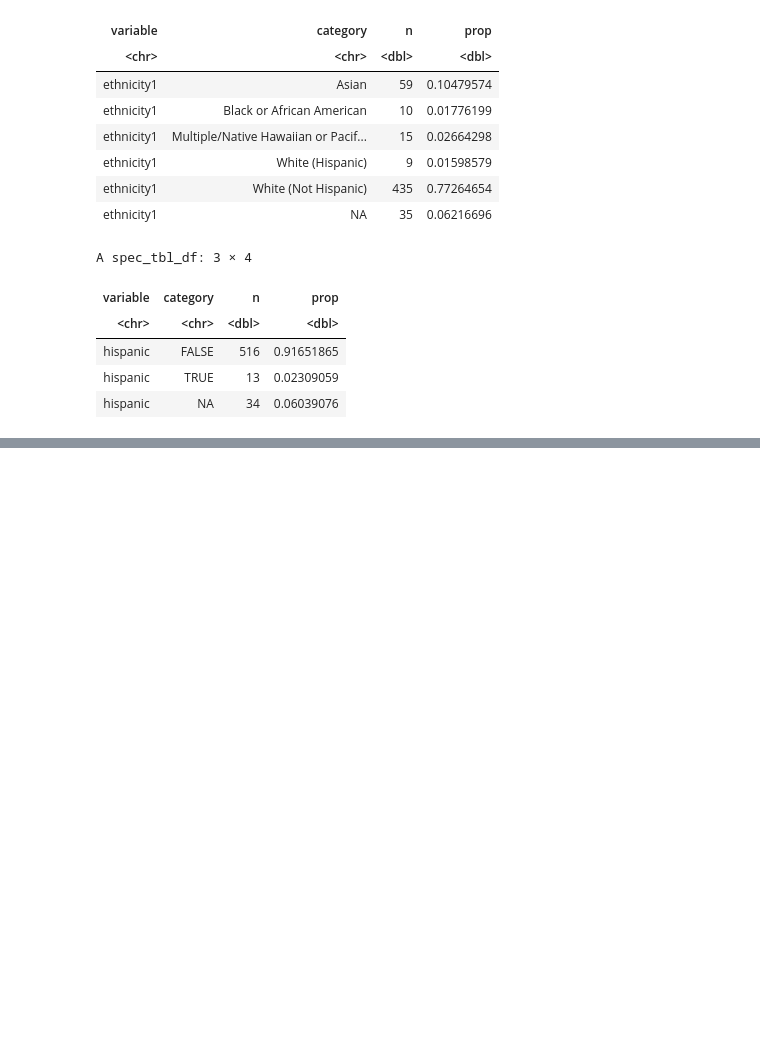
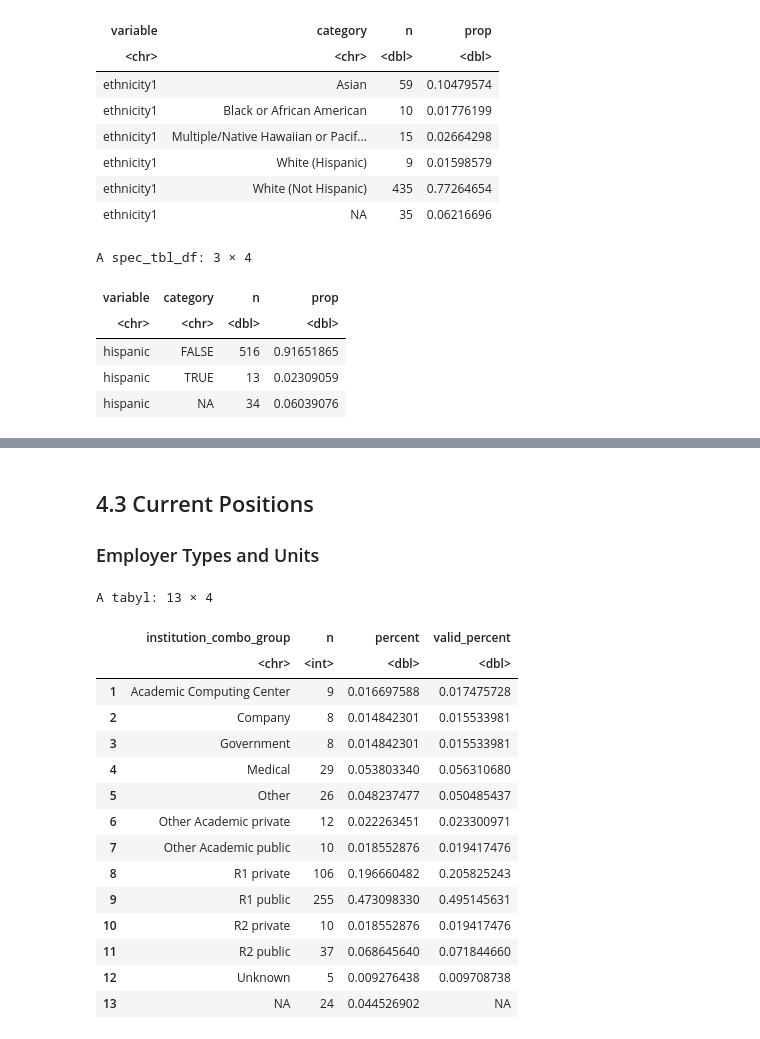
Before and after one commit to CaRCC/CaRCC-RCD-Census-Paper-PEARC22-data, a Jupyter notebook: public_analysis.ipynb, the cells around one changed output, grey strips where cells are left out. Cells and saved outputs as stored; diff of their text form; code cells hidden in the pictures; blank space fills up the shorter version.

```diff
--- a/public_analysis.ipynb
+++ b/public_analysis.ipynb
@@ -158,0 +363,23 @@ A spec_tbl_df: 3 × 4
+# %% [markdown]
+## 4.3 Current Positions
+
+### Employer Types and Units
+# %%
+tabyl(rcd_edu_work, institution_combo_group)
+# %% [output]
+A tabyl: 13 × 4
+|  | institution_combo_group | n | percent | valid_percent |
+|  | <chr> | <int> | <dbl> | <dbl> |
+| 1 | Academic Computing Center | 9 | 0.016697588 | 0.017475728 |
+| 2 | Company | 8 | 0.014842301 | 0.015533981 |
+| 3 | Government | 8 | 0.014842301 | 0.015533981 |
+| 4 | Medical | 29 | 0.053803340 | 0.056310680 |
+| 5 | Other | 26 | 0.048237477 | 0.050485437 |
+| 6 | Other Academic private | 12 | 0.022263451 | 0.023300971 |
+| 7 | Other Academic public | 10 | 0.018552876 | 0.019417476 |
+| 8 | R1 private | 106 | 0.196660482 | 0.205825243 |
+| 9 | R1 public | 255 | 0.473098330 | 0.495145631 |
+| 10 | R2 private | 10 | 0.018552876 | 0.019417476 |
+| 11 | R2 public | 37 | 0.068645640 | 0.071844660 |
+| 12 | Unknown | 5 | 0.009276438 | 0.009708738 |
+| 13 | NA | 24 | 0.044526902 | NA |
```
Also changed, not shown: parts of 82 cells of this notebook.
